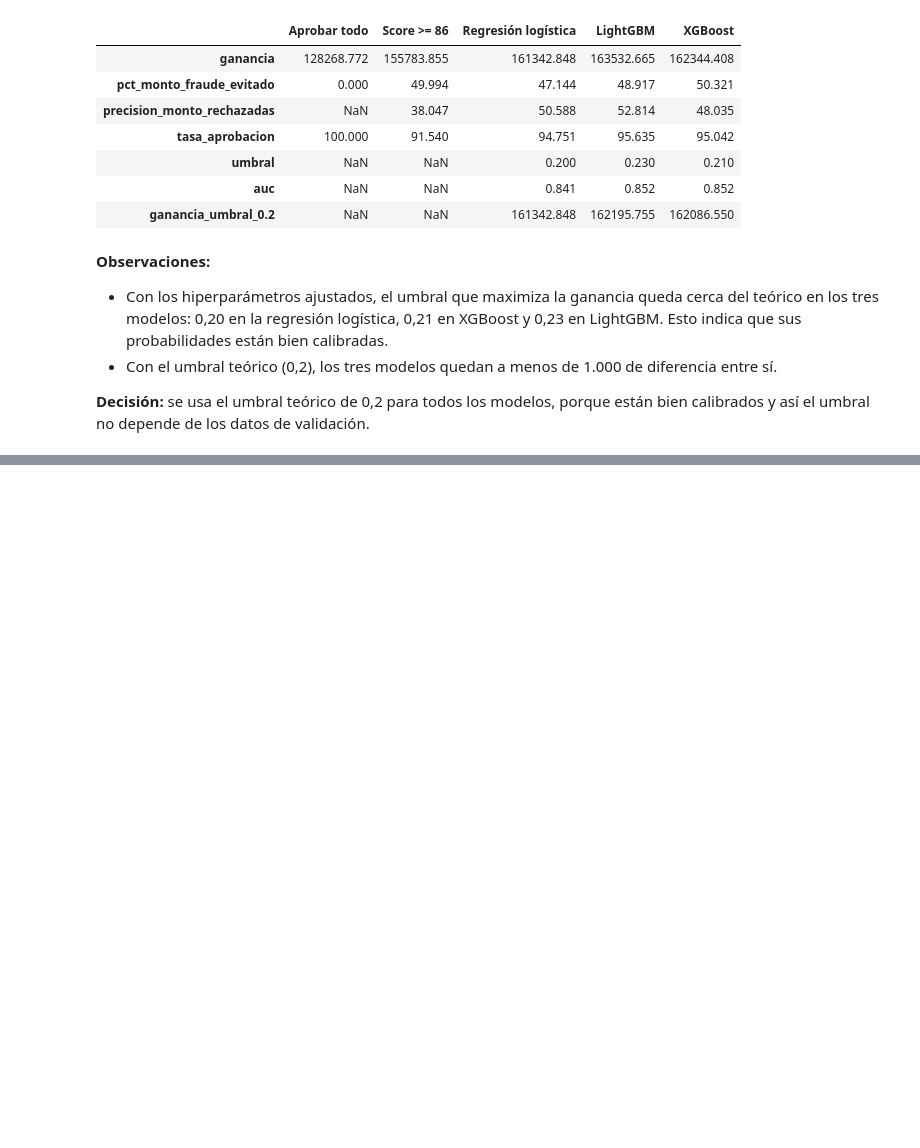
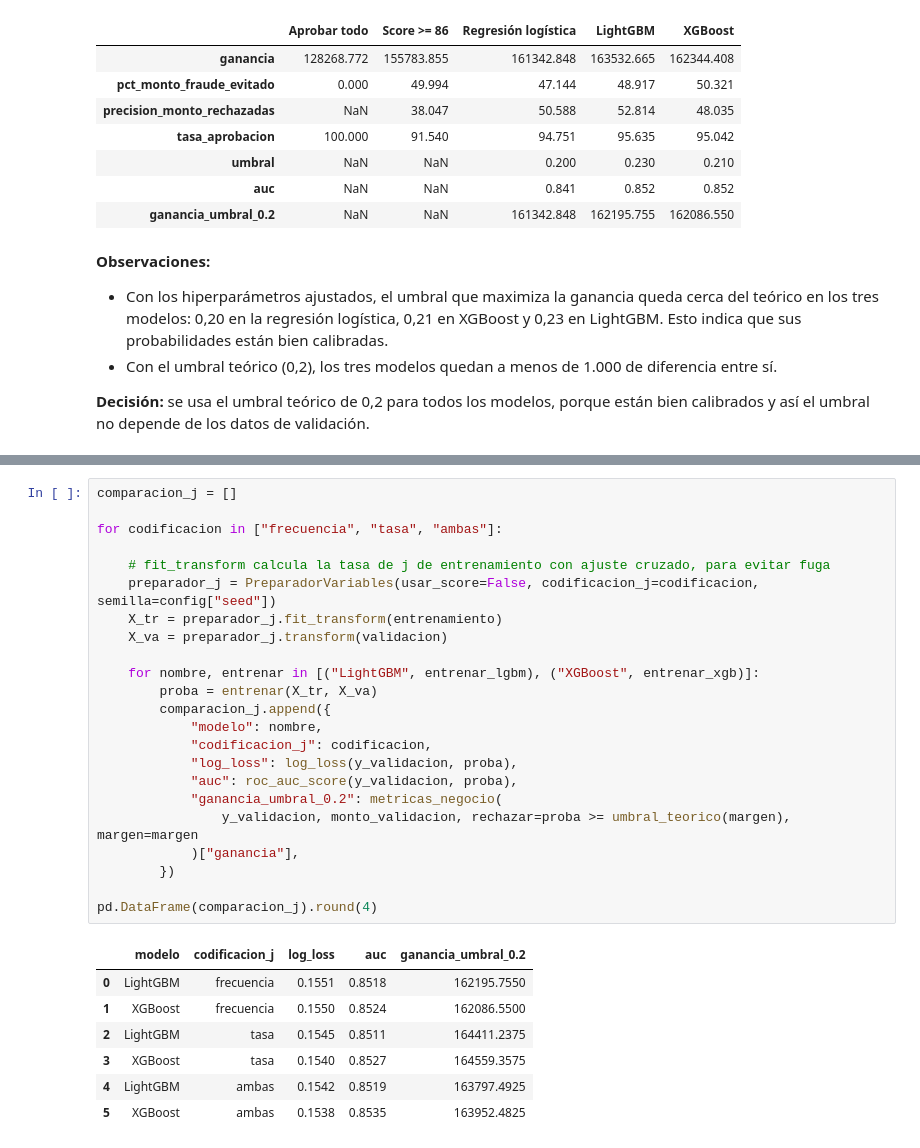
Before and after one commit to joavillalobosca25/meli-fraud-challenge, a Jupyter notebook: notebooks/03_modelado.ipynb, the cells around one changed output, grey strips where cells are left out. Drawn from its saved outputs; the diff is of its cells as text; blank space fills up the shorter version.

```diff
--- a/notebooks/03_modelado.ipynb
+++ b/notebooks/03_modelado.ipynb
@@ -476,0 +591,31 @@ y así el umbral no depende de los datos de validación.
+# %%
+comparacion_j = []
+
+for codificacion in ["frecuencia", "tasa", "ambas"]:
+
+    # fit_transform calcula la tasa de j de entrenamiento con ajuste cruzado, para evitar fuga
+    preparador_j = PreparadorVariables(usar_score=False, codificacion_j=codificacion, semilla=config["seed"])
+    X_tr = preparador_j.fit_transform(entrenamiento)
+    X_va = preparador_j.transform(validacion)
+
+    for nombre, entrenar in [("LightGBM", entrenar_lgbm), ("XGBoost", entrenar_xgb)]:
+        proba = entrenar(X_tr, X_va)
+        comparacion_j.append({
+            "modelo": nombre,
+            "codificacion_j": codificacion,
+            "log_loss": log_loss(y_validacion, proba),
+            "auc": roc_auc_score(y_validacion, proba),
+            "ganancia_umbral_0.2": metricas_negocio(
+                y_validacion, monto_validacion, rechazar=proba >= umbral_teorico(margen), margen=margen
+            )["ganancia"],
+        })
+
+pd.DataFrame(comparacion_j).round(4)
+# %% [output]
+|  | modelo | codificacion_j | log_loss | auc | ganancia_umbral_0.2 |
+| 0 | LightGBM | frecuencia | 0.1551 | 0.8518 | 162195.7550 |
+| 1 | XGBoost | frecuencia | 0.1550 | 0.8524 | 162086.5500 |
+| 2 | LightGBM | tasa | 0.1545 | 0.8511 | 164411.2375 |
+| 3 | XGBoost | tasa | 0.1540 | 0.8527 | 164559.3575 |
+| 4 | LightGBM | ambas | 0.1542 | 0.8519 | 163797.4925 |
+| 5 | XGBoost | ambas | 0.1538 | 0.8535 | 163952.4825 |
```
Also changed, not shown: parts of 27 cells of this notebook, 2 other files.
